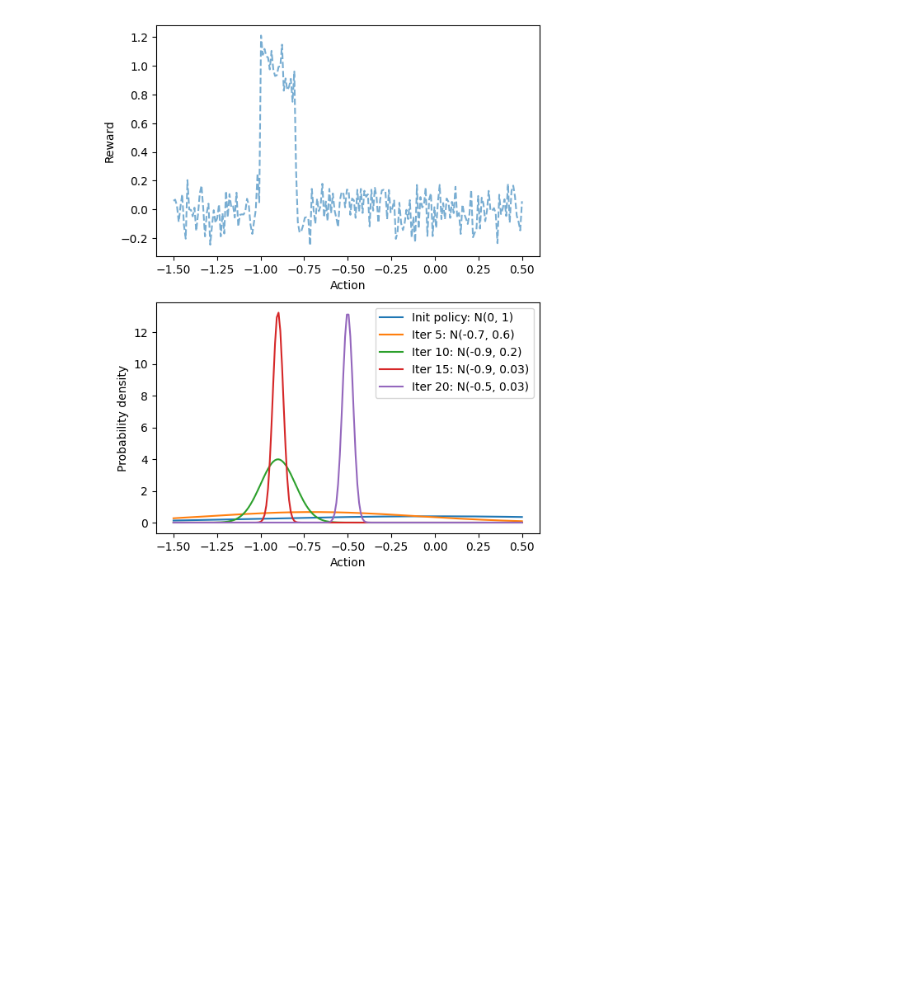
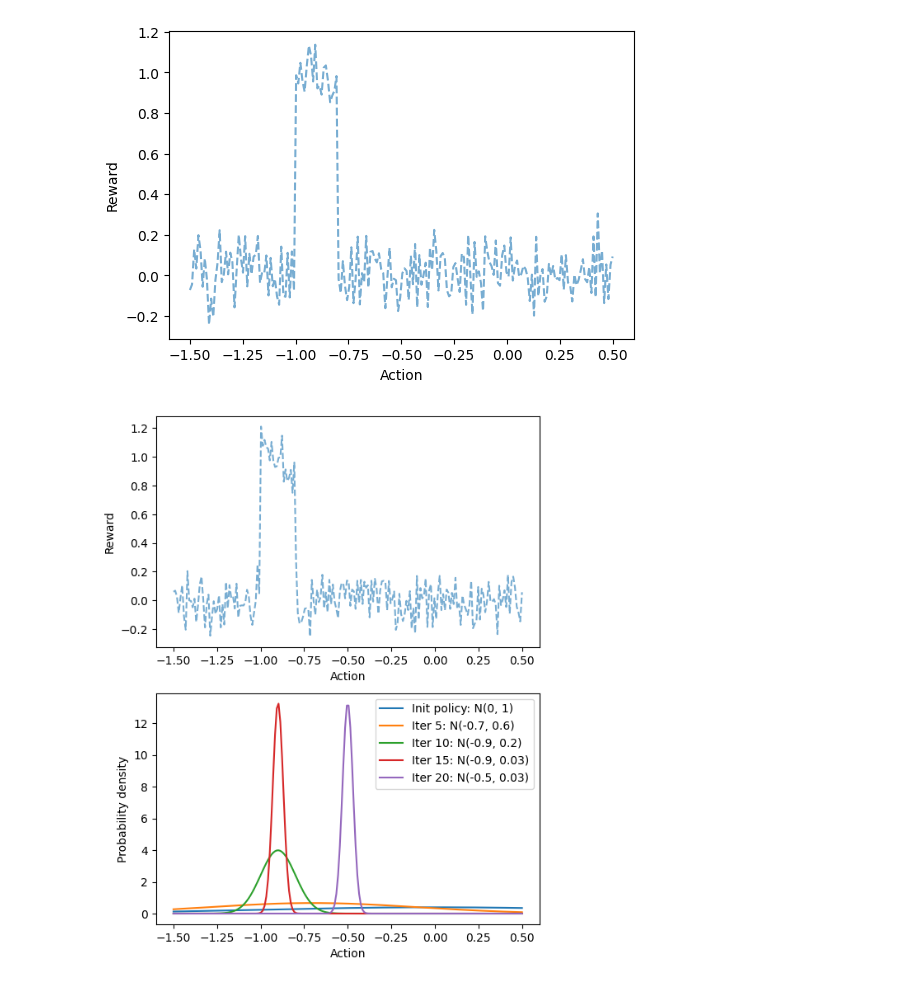
Before and after one commit to chloechsu/code-for-paper, a Jupyter notebook: analysis/Mixture Distribution Visualization.ipynb, the cells around one changed output. Drawn from its saved outputs; the diff is of its cells as text; code cells hidden in the pictures; blank space fills up the shorter version.

```diff
--- a/analysis/Mixture Distribution Visualization.ipynb
+++ b/analysis/Mixture Distribution Visualization.ipynb
@@ -13,6 +13,16 @@ def reward_scalar(x, double_peaks=False):
     return 0.0
 
 reward = np.vectorize(reward_scalar)
+# %%
+x = np.linspace(-1.5, 0.5, 200)
+fig, axes = plt.subplots(1, 1, figsize=(6, 4))
+axes.plot(x, reward(x) + 0.1 * np.random.randn(x.shape[0]),
+             linestyle='--', label='Reward function', alpha=0.6)
+axes.set_ylabel('Reward')
+axes.set_xlabel('Action')
+plt.show()
+# %% [output]
+[figure, added]
 # %%
 rv = norm(loc=0, scale=1)
 rv1 = norm(loc=-0.7, scale=0.6)
```
Also changed, not shown: 1 other file.
